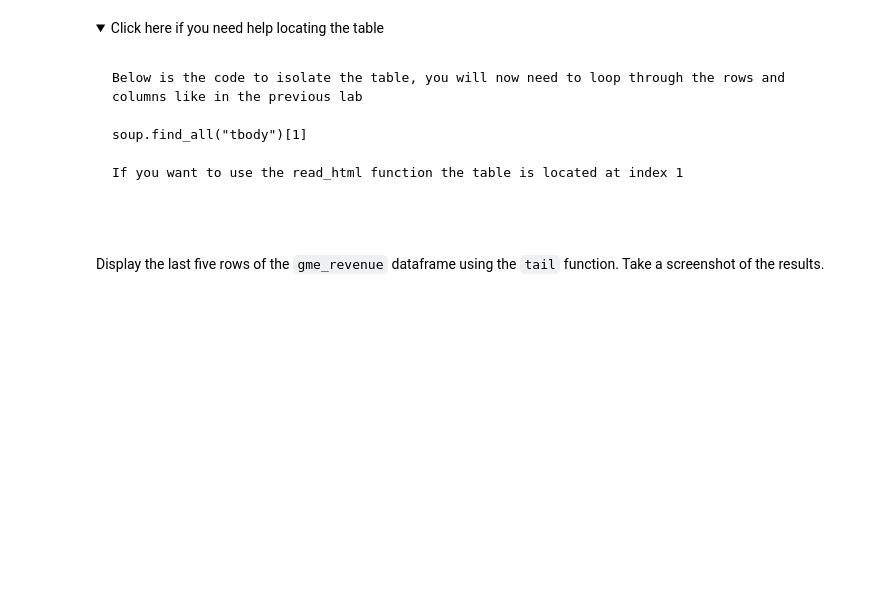
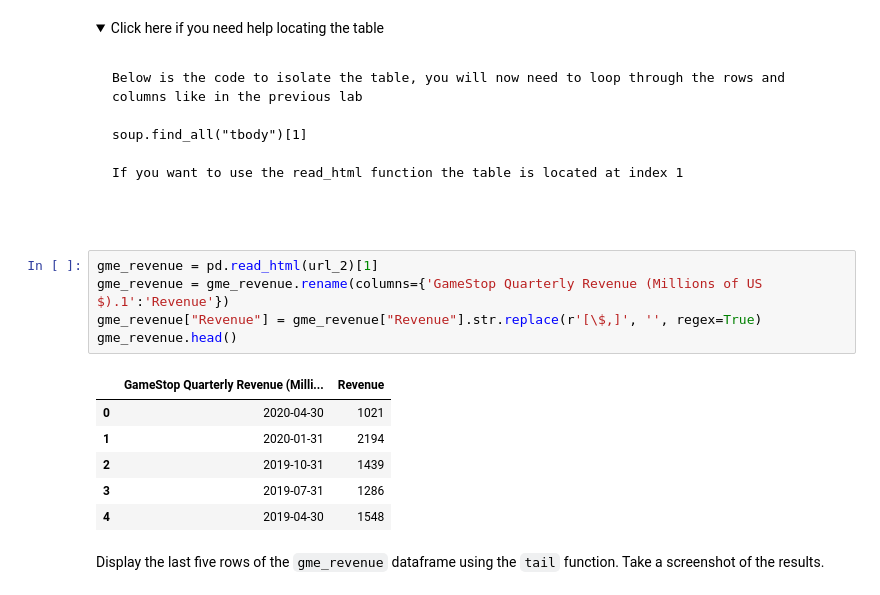
Before and after one commit to AndresL230/Analyzing-Historical-Stock-Revenue-Data-and-Building-a-Dashboard, a Jupyter notebook: Final Assignment-v2.ipynb, the cells around one changed output. Saved outputs shown, nothing was run; the diff lists cells and outputs as text; folded sections open; blank space fills up the shorter version.

````diff
--- a/Final Assignment-v2.ipynb
+++ b/Final Assignment-v2.ipynb
@@ -250,5 +252,17 @@ If you want to use the read_html function the table is located at index 1
 ```
 
 </details>
+# %%
+gme_revenue = pd.read_html(url_2)[1]
+gme_revenue = gme_revenue.rename(columns={'GameStop Quarterly Revenue (Millions of US $).1':'Revenue'})
+gme_revenue["Revenue"] = gme_revenue["Revenue"].str.replace(r'[\$,]', '', regex=True)
+gme_revenue.head()
+# %% [output]
+|  | GameStop Quarterly Revenue (Milli... | Revenue |
+| 0 | 2020-04-30 | 1021 |
+| 1 | 2020-01-31 | 2194 |
+| 2 | 2019-10-31 | 1439 |
+| 3 | 2019-07-31 | 1286 |
+| 4 | 2019-04-30 | 1548 |
 # %% [markdown]
 Display the last five rows of the `gme_revenue` dataframe using the `tail` function. Take a screenshot of the results.
````
Also changed, not shown: parts of 4 cells of this notebook.
